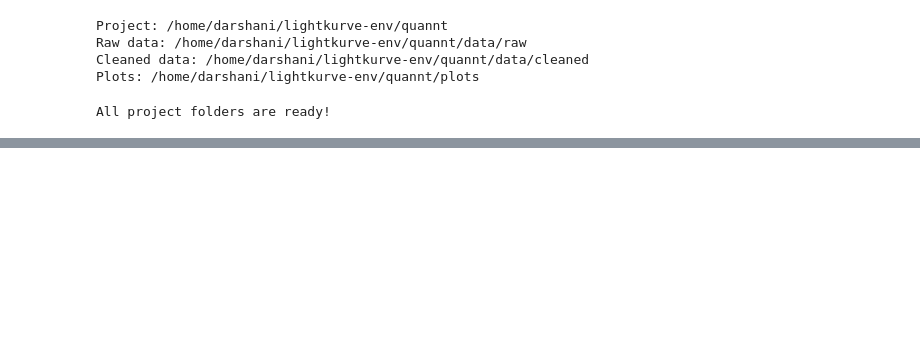
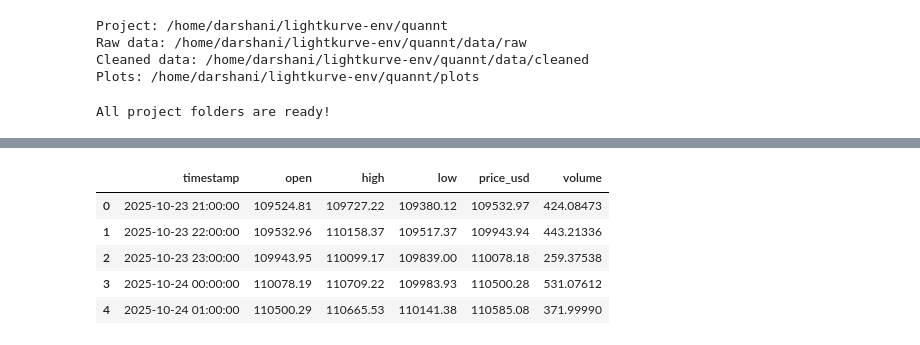
Before and after one commit to darshanijadhav29/quanntt, a Jupyter notebook: notebooks/start.ipynb, the cells around one changed output, grey strips where cells are left out. Saved outputs shown, nothing was run; the diff lists cells and outputs as text; code cells hidden in the pictures; blank space fills up the shorter version.

```diff
--- a/notebooks/start.ipynb
+++ b/notebooks/start.ipynb
@@ -47,4 +31,0 @@ Days: 30
-# %%
-response = requests.get(url, params=params, timeout=30)
-
-print("Status code:", response.status_code)
@@ -64,11 +80,12 @@ Available data categories: ['prices', 'market_caps', 'total_volumes']
 # %%
 import json
+import os
 
-raw_file_path = os.path.join(raw_path, "bitcoin_raw.json")
+raw_file_path = "../data/raw/bitcoin_hourly.json"
 
 with open(raw_file_path, "w") as file:
-    json.dump(data, file, indent=4)
+    json.dump(all_data, file)
 
-print("Raw data saved successfully!")
-print("File location:", raw_file_path)
+print("Raw data saved!")
+print("File location:", os.path.abspath(raw_file_path))
 # %% [output]
@@ -88,7 +93,0 @@ File size: 165.57 KB
-# %%
-with open(raw_file_path, "r") as file:
-    raw_data = json.load(file)
-
-print("Data categories:", list(raw_data.keys()))
-print("\nFirst 3 price records:")
-print(raw_data["prices"][:3])
@@ -171,0 +94,23 @@ memory usage: 11.4 KB
+# %%
+import json
+import pandas as pd
+
+with open("../data/raw/bitcoin_hourly.json", "r") as file:
+    raw = json.load(file)
+
+data = pd.DataFrame(raw)
+data = data.iloc[:, :6]
+data.columns = ["timestamp", "open", "high", "low", "price_usd", "volume"]
+
+data["timestamp"] = pd.to_datetime(data["timestamp"], unit="ms")
+data["open"] = data["open"].astype(float)
+data["high"] = data["high"].astype(float)
+data["low"] = data["low"].astype(float)
+data["price_usd"] = data["price_usd"].astype(float)
+data["volume"] = data["volume"].astype(float)
+
+print("Shape:", data.shape)
+print("Gap between rows:", data["timestamp"].diff().median())
+print("From", data["timestamp"].iloc[0], "to", data["timestamp"].iloc[-1])
+data.head()
+# %% [output]
@@ -171,0 +120,6 @@ memory usage: 11.4 KB
+|  | timestamp | open | high | low | price_usd | volume |
+| 0 | 2025-10-23 21:00:00 | 109524.81 | 109727.22 | 109380.12 | 109532.97 | 424.08473 |
+| 1 | 2025-10-23 22:00:00 | 109532.96 | 110158.37 | 109517.37 | 109943.94 | 443.21336 |
+| 2 | 2025-10-23 23:00:00 | 109943.95 | 110099.17 | 109839.00 | 110078.18 | 259.37538 |
+| 3 | 2025-10-24 00:00:00 | 110078.19 | 110709.22 | 109983.93 | 110500.28 | 531.07612 |
+| 4 | 2025-10-24 01:00:00 | 110500.29 | 110665.53 | 110141.38 | 110585.08 | 371.99990 |
```
Also changed, not shown: parts of 25 cells of this notebook, 10 other files.
